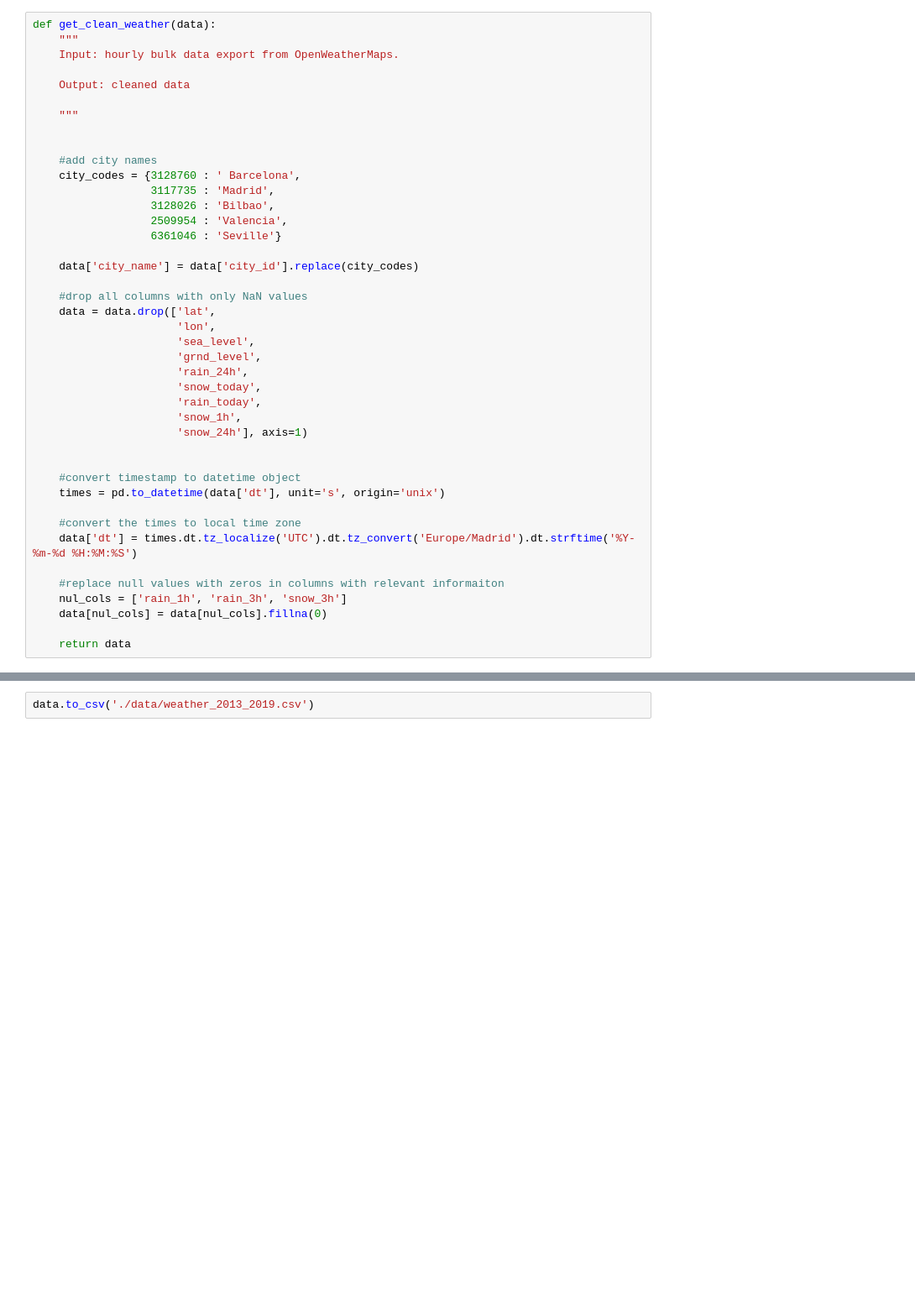
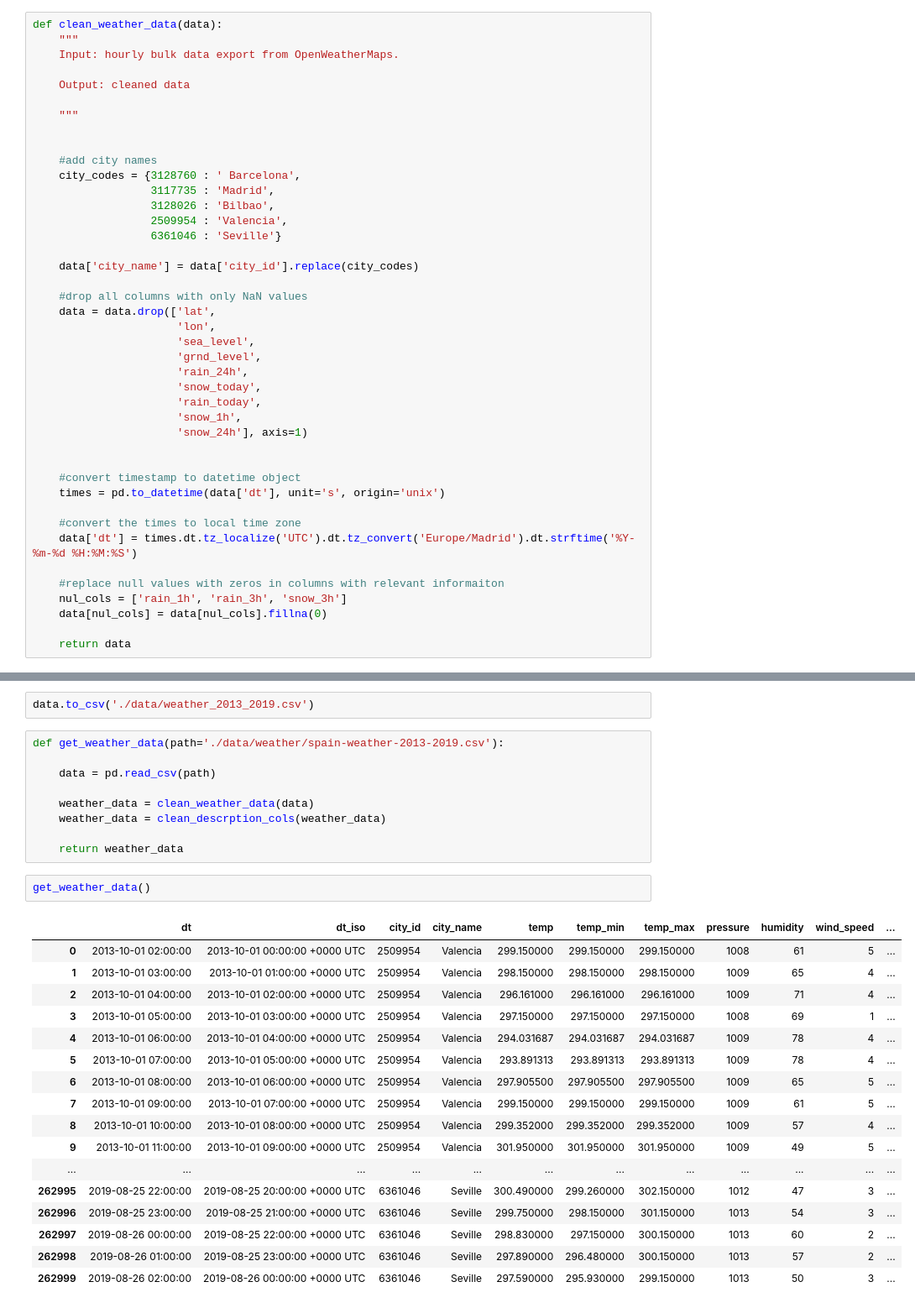
Before and after one commit to kolasniwash/short-term-energy-demand-forecasting, a Jupyter notebook: data_cleaning_weather.ipynb, the cells around one changed output, grey strips where cells are left out. Shown: that part at 84% size. Drawn from its saved outputs; the diff is of its cells as text; blank space fills up the shorter version.

```diff
--- a/data_cleaning_weather.ipynb
+++ b/data_cleaning_weather.ipynb
@@ -51,7 +51,7 @@ weather_icon           263000 non-null object
 dtypes: float64(16), int64(8), object(4)
 memory usage: 56.2+ MB
 # %%
-def get_clean_weather(data):
+def clean_weather_data(data):
     """
     Input: hourly bulk data export from OpenWeatherMaps.
 
@@ -206,3 +206,32 @@ data = clean_descrption_cols(data)
 #### Export the data
 # %%
 data.to_csv('./data/weather_2013_2019.csv')
+# %%
+def get_weather_data(path='./data/weather/spain-weather-2013-2019.csv'):
+
+    data = pd.read_csv(path)
+
+    weather_data = clean_weather_data(data)
+    weather_data = clean_descrption_cols(weather_data)
+
+    return weather_data
+# %%
+get_weather_data()
+# %% [output]
+|  | dt | dt_iso | city_id | city_name | temp | temp_min | temp_max | pressure | humidity | wind_speed | ... |
+| 0 | 2013-10-01 02:00:00 | 2013-10-01 00:00:00 +0000 UTC | 2509954 | Valencia | 299.150000 | 299.150000 | 299.150000 | 1008 | 61 | 5 | ... |
+| 1 | 2013-10-01 03:00:00 | 2013-10-01 01:00:00 +0000 UTC | 2509954 | Valencia | 298.150000 | 298.150000 | 298.150000 | 1009 | 65 | 4 | ... |
+| 2 | 2013-10-01 04:00:00 | 2013-10-01 02:00:00 +0000 UTC | 2509954 | Valencia | 296.161000 | 296.161000 | 296.161000 | 1009 | 71 | 4 | ... |
+| 3 | 2013-10-01 05:00:00 | 2013-10-01 03:00:00 +0000 UTC | 2509954 | Valencia | 297.150000 | 297.150000 | 297.150000 | 1008 | 69 | 1 | ... |
+| 4 | 2013-10-01 06:00:00 | 2013-10-01 04:00:00 +0000 UTC | 2509954 | Valencia | 294.031687 | 294.031687 | 294.031687 | 1009 | 78 | 4 | ... |
+| 5 | 2013-10-01 07:00:00 | 2013-10-01 05:00:00 +0000 UTC | 2509954 | Valencia | 293.891313 | 293.891313 | 293.891313 | 1009 | 78 | 4 | ... |
+| 6 | 2013-10-01 08:00:00 | 2013-10-01 06:00:00 +0000 UTC | 2509954 | Valencia | 297.905500 | 297.905500 | 297.905500 | 1009 | 65 | 5 | ... |
+| 7 | 2013-10-01 09:00:00 | 2013-10-01 07:00:00 +0000 UTC | 2509954 | Valencia | 299.150000 | 299.150000 | 299.150000 | 1009 | 61 | 5 | ... |
+| 8 | 2013-10-01 10:00:00 | 2013-10-01 08:00:00 +0000 UTC | 2509954 | Valencia | 299.352000 | 299.352000 | 299.352000 | 1009 | 57 | 4 | ... |
+| 9 | 2013-10-01 11:00:00 | 2013-10-01 09:00:00 +0000 UTC | 2509954 | Valencia | 301.950000 | 301.950000 | 301.950000 | 1009 | 49 | 5 | ... |
+| ... | ... | ... | ... | ... | ... | ... | ... | ... | ... | ... | ... |
+| 262995 | 2019-08-25 22:00:00 | 2019-08-25 20:00:00 +0000 UTC | 6361046 | Seville | 300.490000 | 299.260000 | 302.150000 | 1012 | 47 | 3 | ... |
+| 262996 | 2019-08-25 23:00:00 | 2019-08-25 21:00:00 +0000 UTC | 6361046 | Seville | 299.750000 | 298.150000 | 301.150000 | 1013 | 54 | 3 | ... |
+| 262997 | 2019-08-26 00:00:00 | 2019-08-25 22:00:00 +0000 UTC | 6361046 | Seville | 298.830000 | 297.150000 | 300.150000 | 1013 | 60 | 2 | ... |
+| 262998 | 2019-08-26 01:00:00 | 2019-08-25 23:00:00 +0000 UTC | 6361046 | Seville | 297.890000 | 296.480000 | 300.150000 | 1013 | 57 | 2 | ... |
+| 262999 | 2019-08-26 02:00:00 | 2019-08-26 00:00:00 +0000 UTC | 6361046 | Seville | 297.590000 | 295.930000 | 299.150000 | 1013 | 50 | 3 | ... |
```
Also changed, not shown: parts of 1 cell of this notebook, 11 other files.
